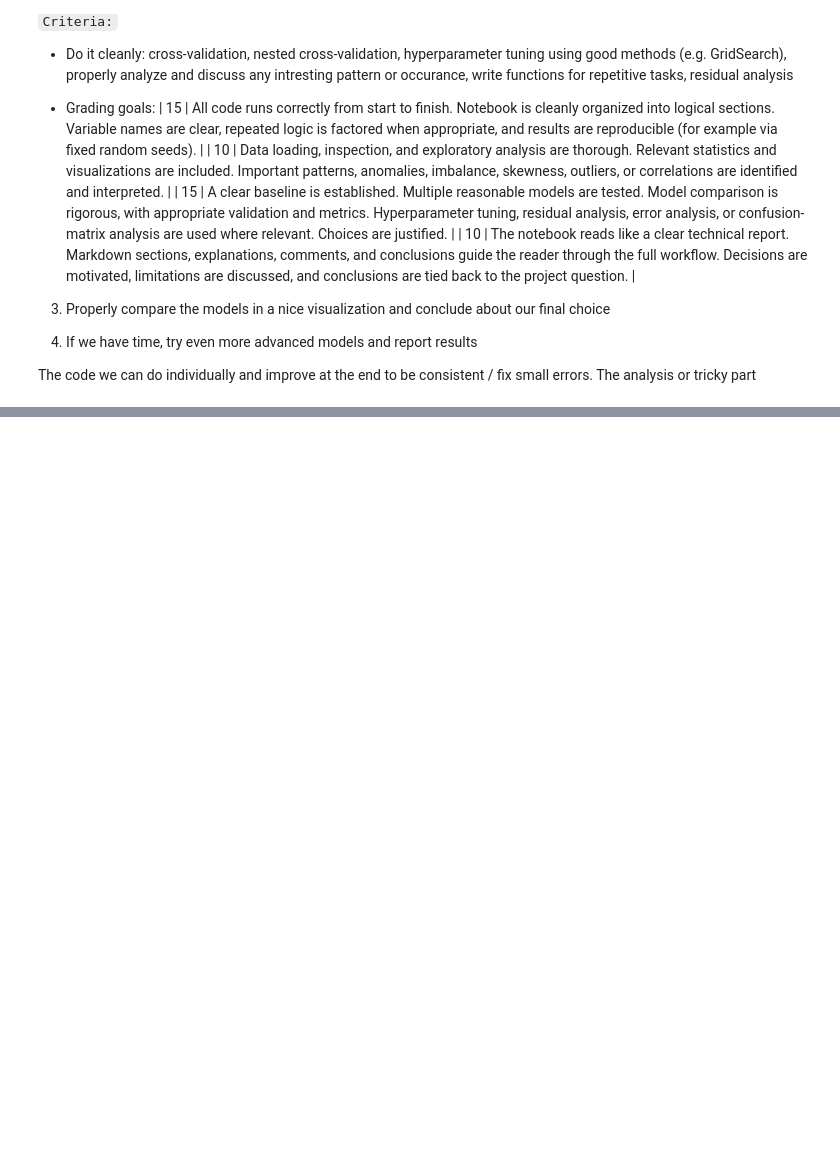
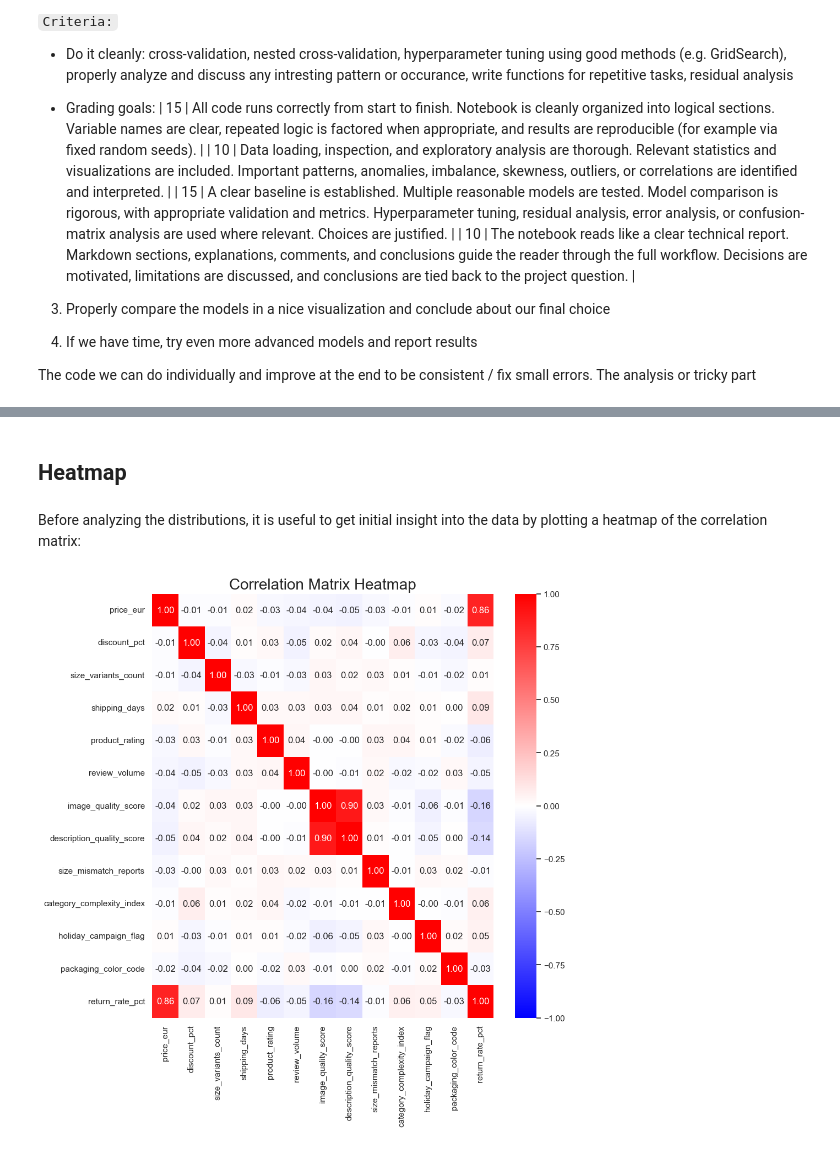
Before and after one commit to tomabrihacescu/return_rate_ecommerce_platform, a Jupyter notebook: draft1.ipynb, the cells around one changed output, grey strips where cells are left out. Cells and saved outputs as stored; diff of their text form; code cells hidden in the pictures; blank space fills up the shorter version.

```diff
--- a/draft1.ipynb
+++ b/draft1.ipynb
@@ -29,0 +44,7 @@ The code we can do individually and improve at the end to be consistent / fix sm
+# %%
+import pandas as pd
+import numpy as np
+import matplotlib.pyplot as plt
+import seaborn as sns
+np.random.seed(42)
+sns.set_theme()
@@ -29,0 +55,3 @@ The code we can do individually and improve at the end to be consistent / fix sm
+# %%
+train = pd.read_csv("data/track_k_ecommerce_returns_train.csv")
+test = pd.read_csv("data/track_k_ecommerce_returns_test.csv")
@@ -29,0 +90,11 @@ The code we can do individually and improve at the end to be consistent / fix sm
+# %% [markdown]
+## Heatmap
+# %% [markdown]
+Before analyzing the distributions, it is useful to get initial insight into the data by plotting a heatmap of the correlation matrix:
+# %%
+fig = plt.figure(figsize=(10,10))
+plt.title("Correlation Matrix Heatmap", fontsize=20)
+sns.heatmap(train.corr(), cmap="bwr", vmin ='-1', annot=True, fmt=".2f")
+plt.show()
+# %% [output]
+[figure, added]
```
Also changed, not shown: parts of 12 cells of this notebook.
